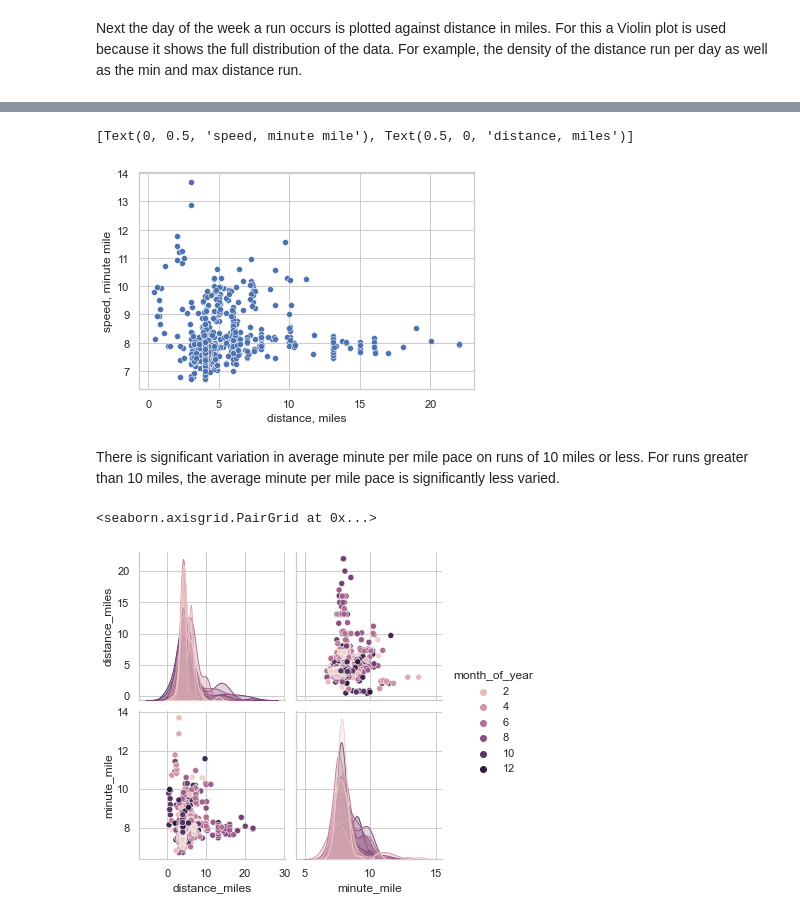
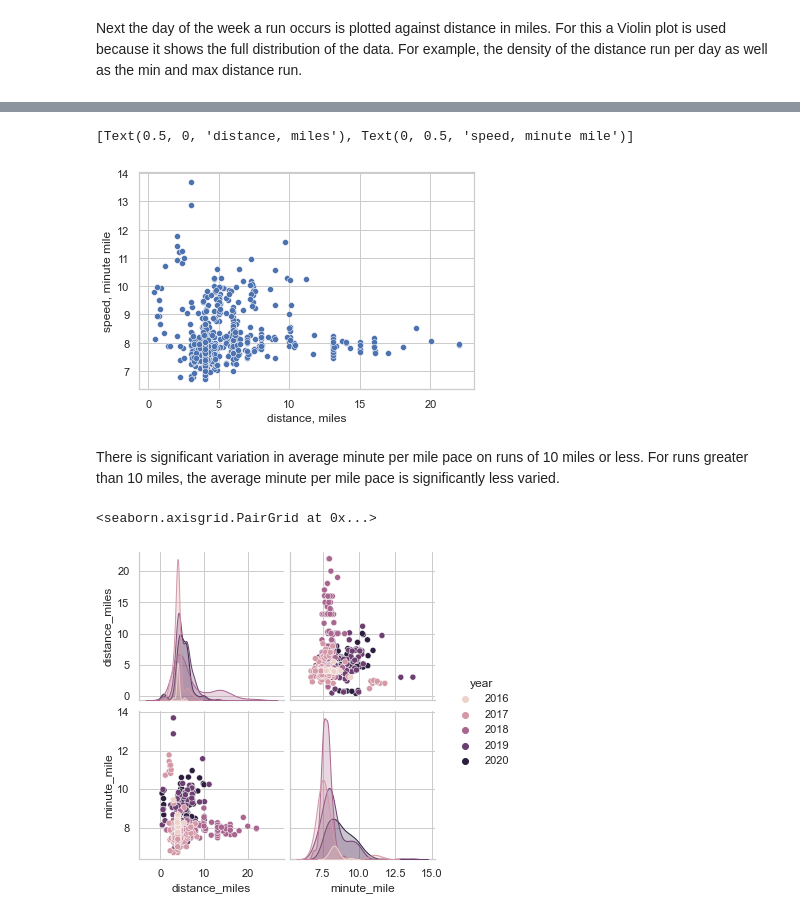
Before and after one commit to ConanMercer5/Strava_running_data, a Jupyter notebook: StravaRunning.ipynb, the cells around one changed output, grey strips where cells are left out. Drawn from its saved outputs; the diff is of its cells as text; code cells hidden in the pictures.

Commit message:
-Add, year column into DataFrame. -Update, pairplot to now represent data in  years. -Update, Python version from 3.8.3 to 3.8.5

```diff
--- a/StravaRunning.ipynb
+++ b/StravaRunning.ipynb
@@ -108,6 +108,9 @@ df['month_of_year'] = df['start_date_local'].dt.month
 df['moving_time'] = pd.to_timedelta(df['moving_time'])
 df['elapsed_time'] = pd.to_timedelta(df['elapsed_time'])
 
+# Convert start date to years
+df['year'] = pd.DatetimeIndex(df['start_date_local']).year
+
 df.head()
 # %% [output]
 |  | Unnamed: 0 | id | start_date_local | type | distance | moving_time | elapsed_time | ... |
@@ -131,12 +142,12 @@ plt.xticks(rotation=45)
 ax = sns.scatterplot(x='distance_miles', y='minute_mile', data=df)
 ax.set(xlabel="distance, miles", ylabel = "speed, minute mile")
 # %% [output]
-[Text(0, 0.5, 'speed, minute mile'), Text(0.5, 0, 'distance, miles')]
+[Text(0.5, 0, 'distance, miles'), Text(0, 0.5, 'speed, minute mile')]
 [figure]
 # %% [markdown]
 There is significant variation in average minute per mile pace on runs of 10 miles or less. For runs greater than 10 miles, the average minute per mile pace is significantly less varied.
 # %%
-sns.pairplot(df,vars = ['distance_miles', 'minute_mile'], hue='month_of_year')
+sns.pairplot(df,vars = ['distance_miles', 'minute_mile'], hue='year')
 # %% [output]
 <seaborn.axisgrid.PairGrid at 0x...>
-[figure, old version]
+[figure, new version]
```
Also changed, not shown: parts of 2 cells of this notebook.
